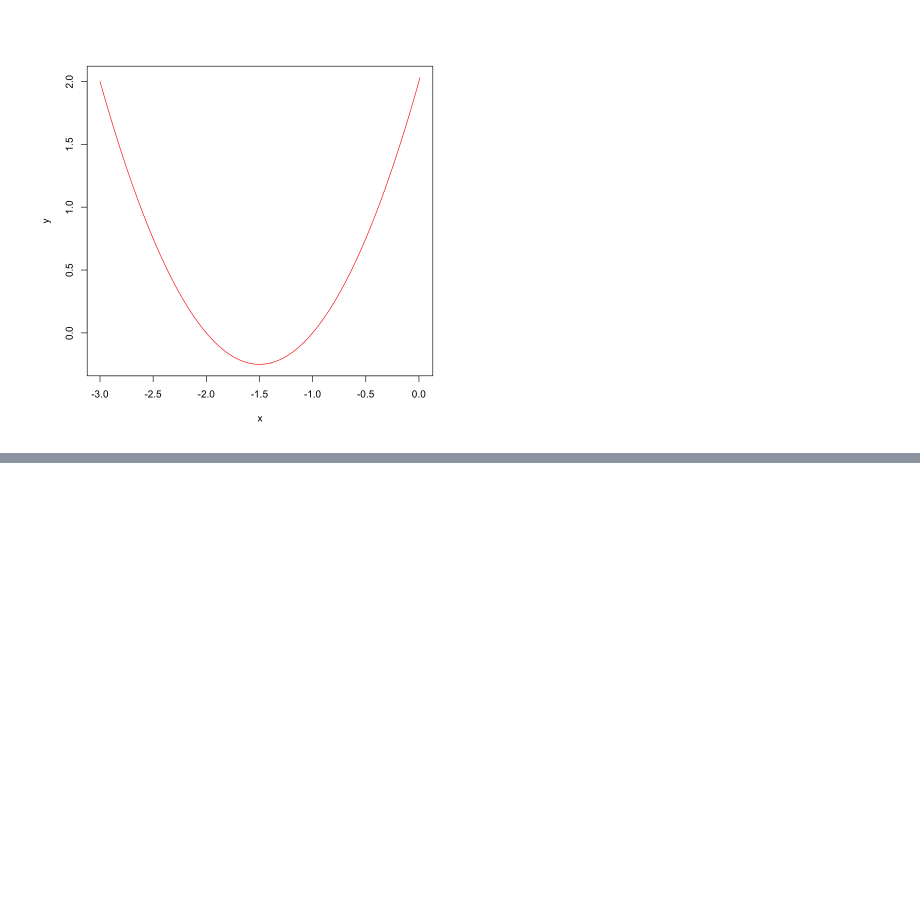
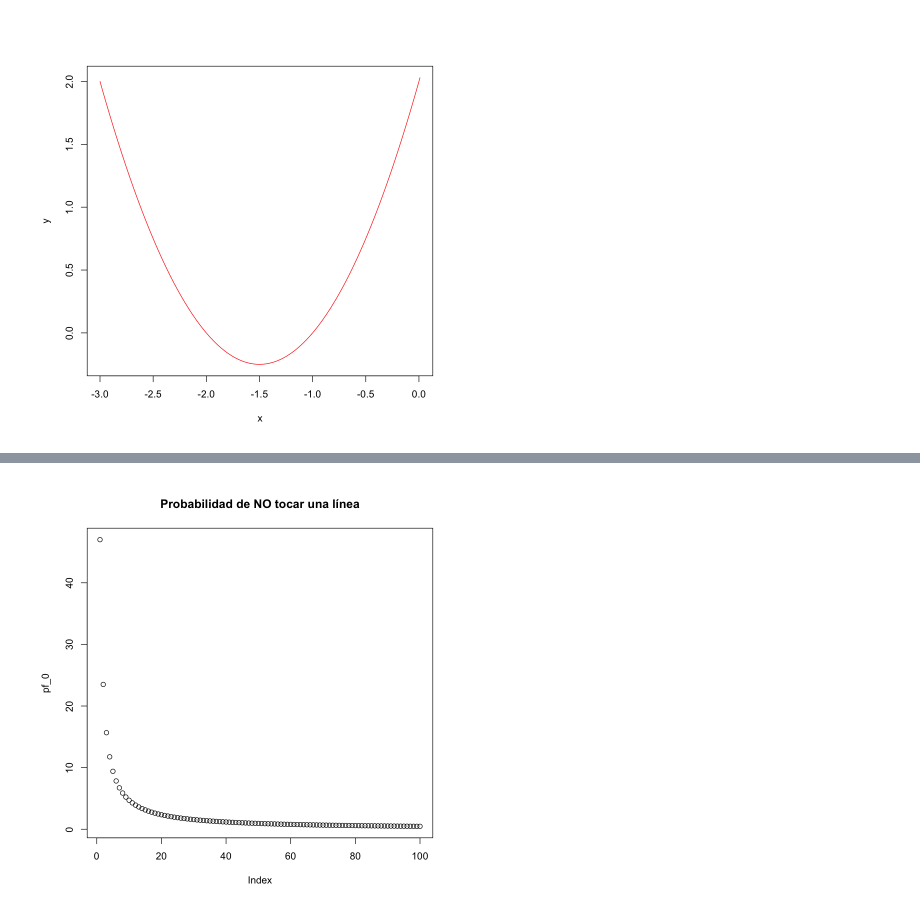
Before and after one commit to Crisel8a/Probabilidad, a Jupyter notebook: Proba_R.ipynb, the cells around one changed output, grey strips where cells are left out. Saved outputs shown, nothing was run; the diff lists cells and outputs as text; code cells hidden in the pictures; blank space fills up the shorter version.

```diff
--- a/Proba_R.ipynb
+++ b/Proba_R.ipynb
@@ -358,0 +364,6 @@ repeticiones = replicate(n = numRepeticiones,{
+# %%
+N <- 4
+
+dado <- sample(1:6, N , replace=TRUE)
+dado
+length(dado)
@@ -380,0 +433,21 @@ Warning message in -300:30:1:
+# %%
+diametro <- 5
+N = 100
+moneda <- sample(0:1, N, , replace=TRUE) #1 = toca, 0 = no toca
+moneda
+
+print(paste("Las veces que tocó una línea fueron: ", sum(moneda)))
+s_1 <- 0
+S_1 <- list()
+pf_1 <- 1
+
+#calculamos la probabilidad frecuentista de que salga 1, i.e. de tocar una línea
+for (i in 1:N) {
+    if (moneda[i] == 1) {
+        s_1 <- s_1 + 1
+    }
+    pf_1 <- s_1 / i
+    append(S_1,pf_1)
+    print(pf_1)
+}
+mean(pf_1)
@@ -380,0 +476,15 @@ Warning message in -300:30:1:
+# %%
+print(paste("Las veces que NO tocó una línea fueron: ", 100 - sum(moneda)))
+s_0 <- 0
+S_0 <- list()
+pf_0 <- 1
+#calculamos la probabilidad frecuentista de que salga 0, i.e. de NO tocar una línea
+for (i in 1:N) {
+    if (moneda[i] == 0) {
+        s_0 <- s_0 + 1
+    }
+    pf_0 <- s_0 / i
+    append(S_0,pf_0)
+    print(pf_0)
+}
+mean(pf_0)
@@ -380,0 +536,5 @@ Warning message in -300:30:1:
+# %%
+pf_0 <- cumsum(s_0)/1:N
+plot(pf_0, main = "Probabilidad de NO tocar una línea")
+# %% [output]
+[figure, added]
```
Also changed, not shown: parts of 19 cells of this notebook, 1 other file.
